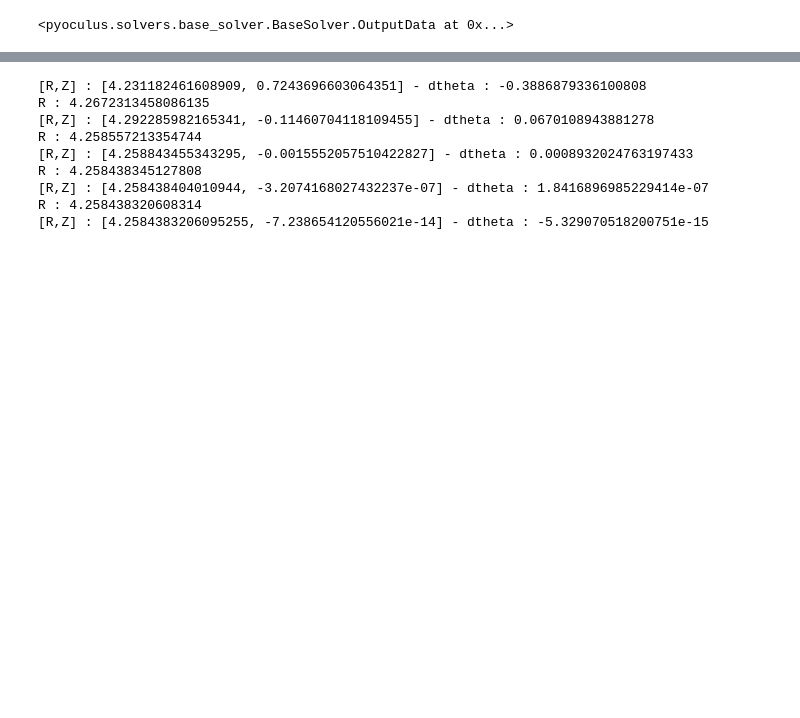
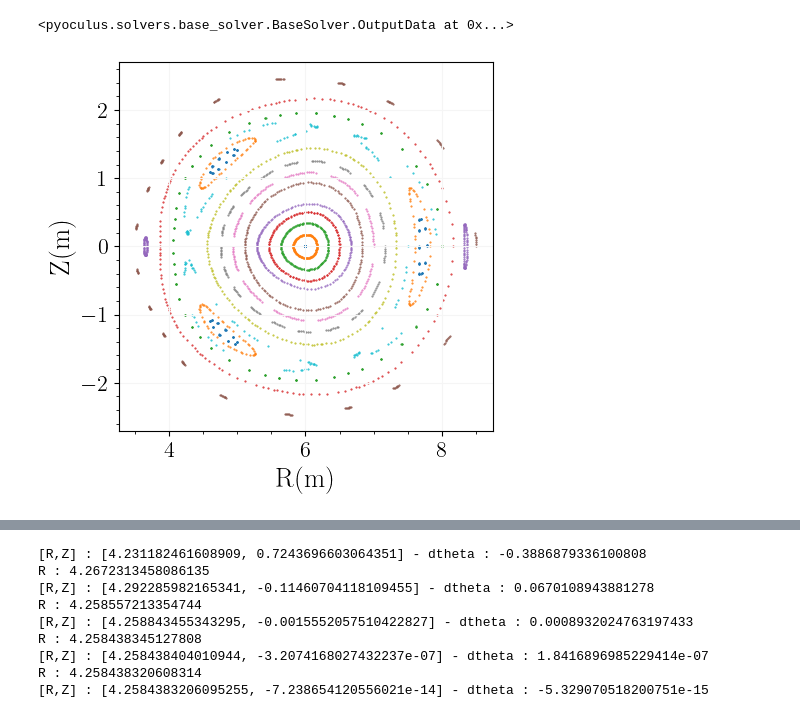
Before and after one commit to Akitzu/masterthesis, a Jupyter notebook: runs/squared-3-2/unperturbed.ipynb, the cells around one changed output, grey strips where cells are left out. Drawn from its saved outputs; the diff is of its cells as text; code cells hidden in the pictures; blank space fills up the shorter version.

```diff
--- a/runs/squared-3-2/unperturbed.ipynb
+++ b/runs/squared-3-2/unperturbed.ipynb
@@ -87,6 +143,12 @@ pplot_perturbed.compute()
 <pyoculus.solvers.base_solver.BaseSolver.OutputData at 0x...>
 # %%
 fig_perturbed.clear()
+# %%
+fig.clear()
+fig, ax = pplot_perturbed.plot(marker=".", s=1)
+fig
+# %% [output]
+[figure, added]
 # %%
 plt.ioff()
 fig_perturbed, ax_perturbed = pplot_perturbed.plot(marker=".", s=1)
```
Also changed, not shown: parts of 34 cells of this notebook, 36 other files.
